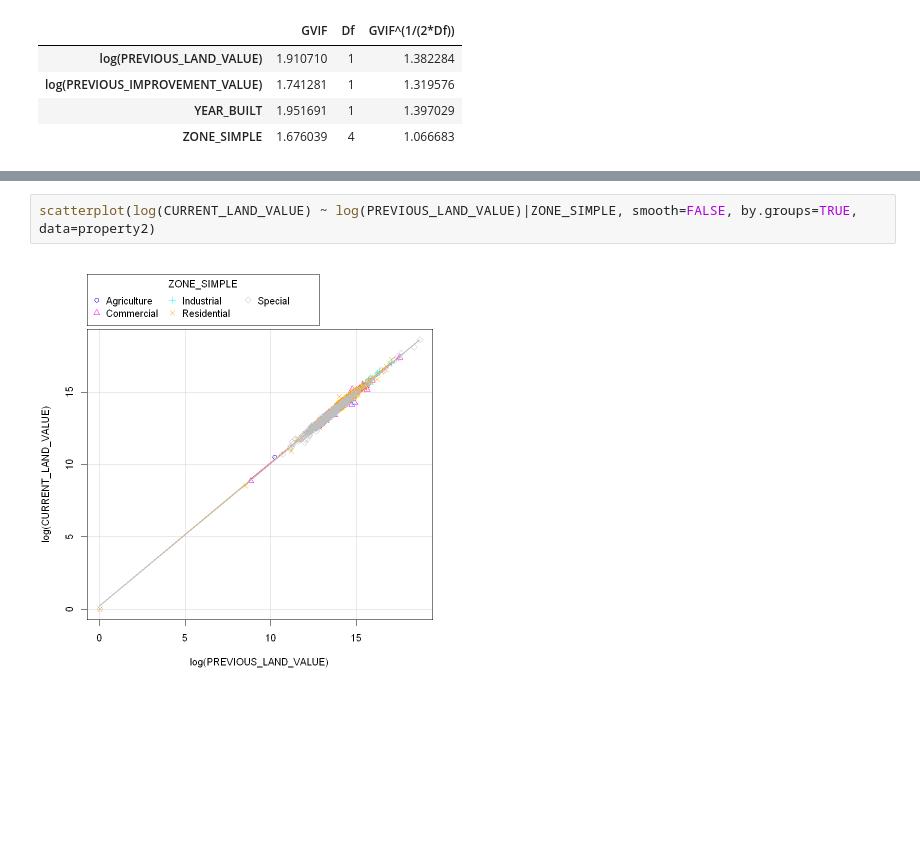
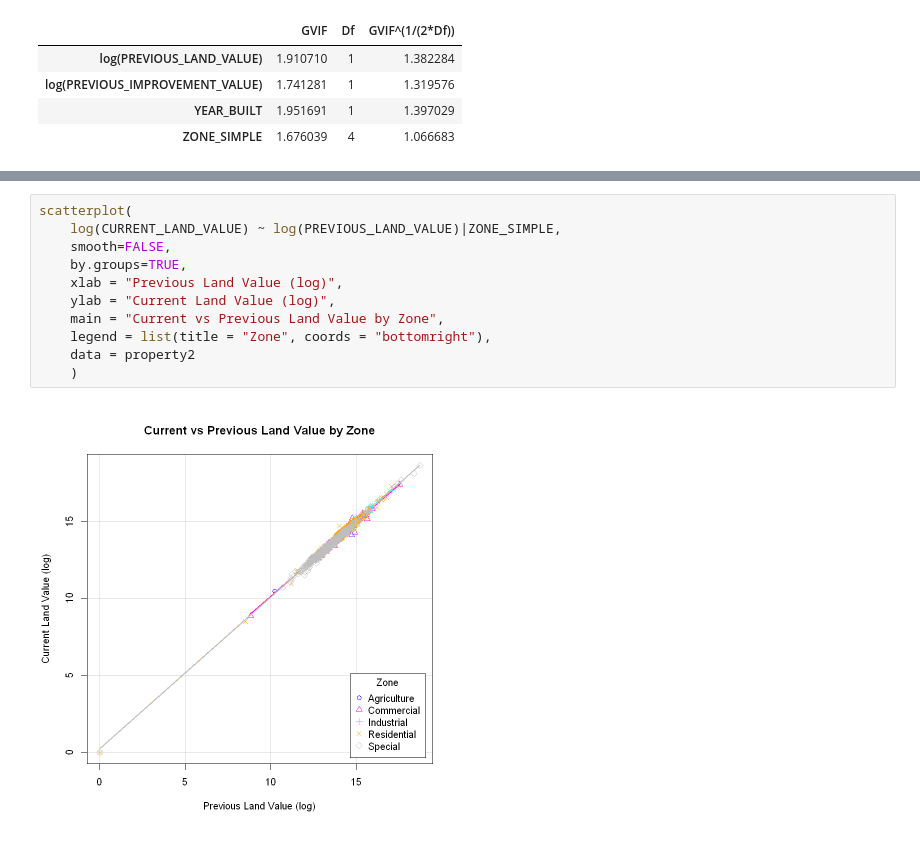
Before and after one commit to drrnaxl/STAT-306-Project, a Jupyter notebook: STAT_306_with_zoning.ipynb, the cells around one changed output, grey strips where cells are left out. Saved outputs shown, nothing was run; the diff lists cells and outputs as text; blank space fills up the shorter version.

Commit message:
cleaned plots, ftest for additive justification and cleaned code

```diff
--- a/STAT_306_with_zoning.ipynb
+++ b/STAT_306_with_zoning.ipynb
@@ -143,5 +199,14 @@ A matrix: 4 × 3 of type dbl
 # %%
-scatterplot(log(CURRENT_LAND_VALUE) ~ log(PREVIOUS_LAND_VALUE)|ZONE_SIMPLE, smooth=FALSE, by.groups=TRUE, data=property2)
+scatterplot(
+    log(CURRENT_LAND_VALUE) ~ log(PREVIOUS_LAND_VALUE)|ZONE_SIMPLE,
+    smooth=FALSE,
+    by.groups=TRUE,
+    xlab = "Previous Land Value (log)",
+    ylab = "Current Land Value (log)",
+    main = "Current vs Previous Land Value by Zone",
+    legend = list(title = "Zone", coords = "bottomright"),
+    data = property2
+    )
 # %% [output]
-[figure, old version]
+[figure, new version]
 # %%
```
Also changed, not shown: parts of 11 cells of this notebook, 1 other file.
